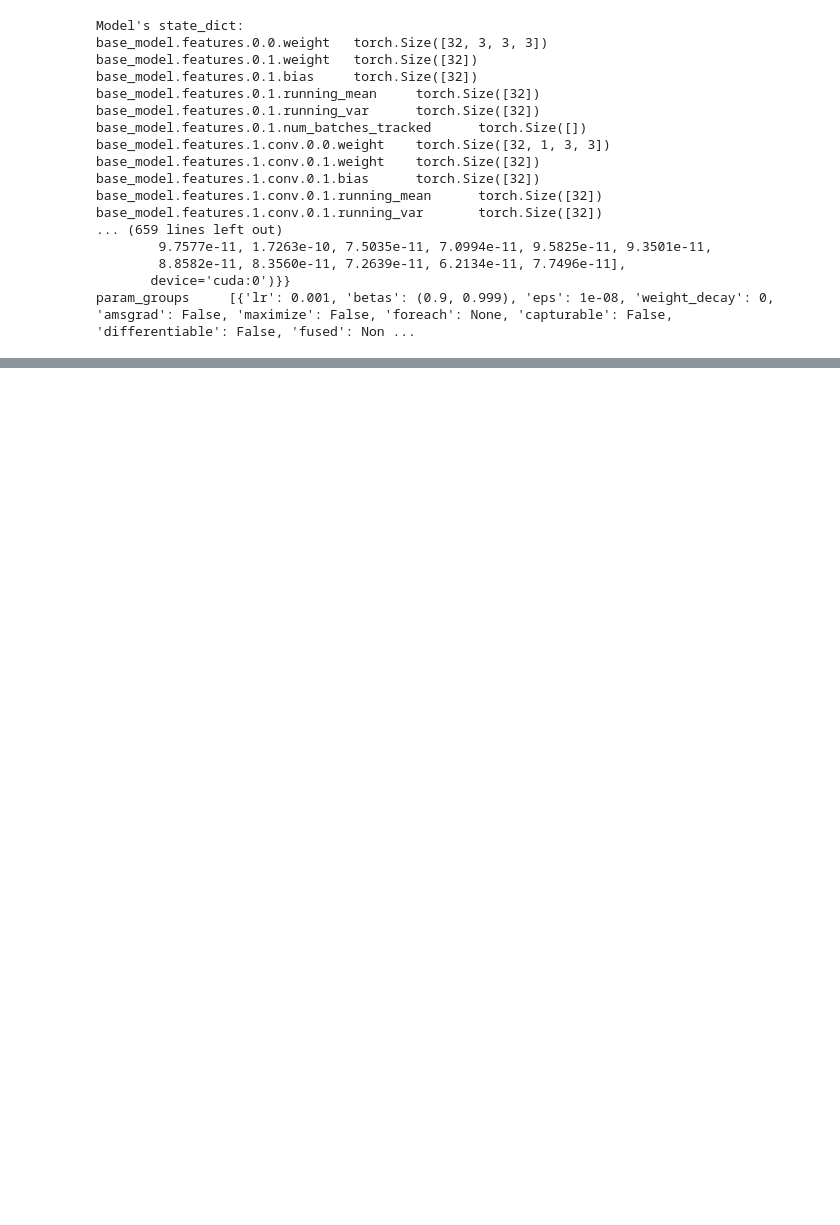
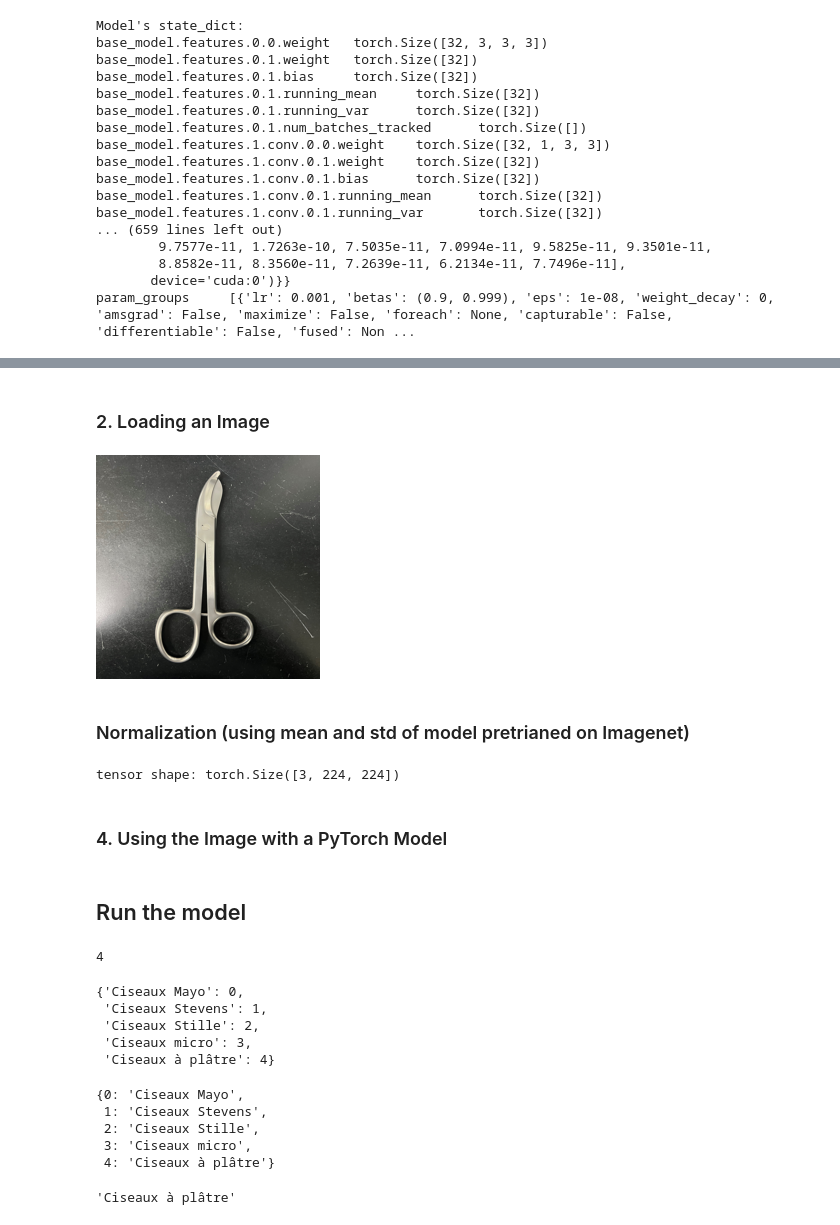
Before and after one commit to PiWebswiss/Genesis, a Jupyter notebook: pytorch-train.ipynb, the cells around one changed output, grey strips where cells are left out. Drawn from its saved outputs; the diff is of its cells as text; code cells hidden in the pictures; blank space fills up the shorter version.

```diff
--- a/pytorch-train.ipynb
+++ b/pytorch-train.ipynb
@@ -593,0 +644,37 @@ AttributeError: Can't get attribute 'SimpleCardClassifer' on <module '__main__'>
+# %% [markdown]
+### 2. Loading an Image
+# %%
+def load_image(image_path):
+    """Loads an image, converts to RGB format (if needed), and resizes it."""
+
+    with Image.open(image_path) as image:
+
+        # Ensure RGB format (some images could be grayscale)
+        image = image.convert('RGB')
+
+    return image
+# %%
+img = load_image(img_path)
+display(img.resize((224, 224)))
+# %% [output]
+[figure, added]
+# %% [markdown]
+### Normalization (using mean and std of model pretrianed on Imagenet)
+# %%
+def normalize_image(image):
+    """Converts the image to a tensor, resize  and normalizes it."""
+
+    transform = v2.Compose([
+        v2.ToImage(),
+        v2.ToDtype(torch.float32, scale=True),
+        v2.Resize((224, 224)),
+        v2.Normalize(mean=[0.485, 0.456, 0.406], std=[0.229, 0.224, 0.225]),
+    ])
+    return transform(image)
+
+img_tensor = normalize_image(img)
+print("tensor shape:", img_tensor.shape)
+# %% [output]
+tensor shape: torch.Size([3, 224, 224])
+# %% [markdown]
+### 4. Using the Image with a PyTorch Model
@@ -593,0 +715,28 @@ AttributeError: Can't get attribute 'SimpleCardClassifer' on <module '__main__'>
+# %% [markdown]
+## Run the model
+# %%
+index = predict(model, img_path)
+index
+# %% [output]
+4
+# %%
+train_set.class_to_idx
+# %% [output]
+{'Ciseaux Mayo': 0,
+ 'Ciseaux Stevens': 1,
+ 'Ciseaux Stille': 2,
+ 'Ciseaux micro': 3,
+ 'Ciseaux à plâtre': 4}
+# %%
+class_dict = {index: name for name, index in train_set.class_to_idx.items()}
+class_dict
+# %% [output]
+{0: 'Ciseaux Mayo',
+ 1: 'Ciseaux Stevens',
+ 2: 'Ciseaux Stille',
+ 3: 'Ciseaux micro',
+ 4: 'Ciseaux à plâtre'}
+# %%
+class_dict[index]
+# %% [output]
+'Ciseaux à plâtre'
```
Also changed, not shown: parts of 22 cells of this notebook, 1 other file.
